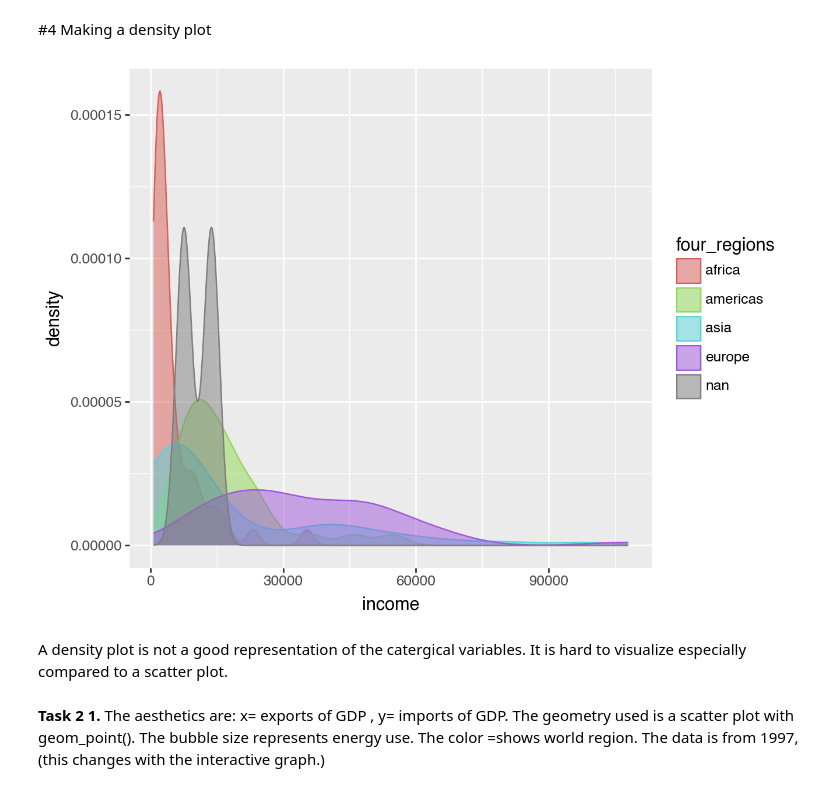
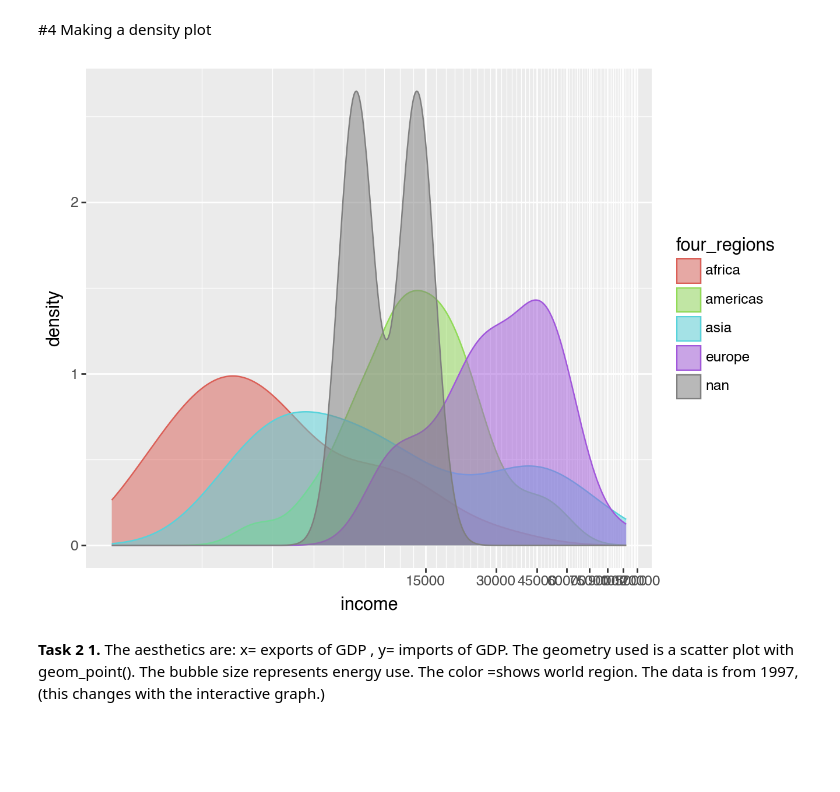
Before and after one commit to alexandragrover/GSB-544, a Jupyter notebook: Labs/Lab1/Lab1.ipynb, the cells around one changed output. Saved outputs shown, nothing was run; the diff lists cells and outputs as text; code cells hidden in the pictures; blank space fills up the shorter version.

```diff
--- a/Labs/Lab1/Lab1.ipynb
+++ b/Labs/Lab1/Lab1.ipynb
@@ -50,18 +50,16 @@ lables= ['1000','2000',"4000",'8000', '16k', '32k', '64k']
 # %%
 (ggplot(q1,
 aes(x = "income",
     size = "population",
     color = "four_regions",
     fill="four_regions"
 
 ))
 + geom_density(alpha=0.5)
-+
++scale_x_log10(breaks=[0,15000,30000,45000, 60000,75000, 90000,105000,120000])
 
 )
 
 #I created a density plot. It is not representative for the y variable, life expectancy. The graph is hard to read and the y axis not representative of meaningful information because it only shows whatever number would be needed for the area under each curve to be equal to 1.
 # %% [output]
-[figure, old version]
+[figure, new version]
-# %% [markdown]
-A density plot is not a good representation of the catergical variables. It is hard to visualize especially compared to a scatter plot.
```
Also changed, not shown: parts of 10 cells of this notebook.
